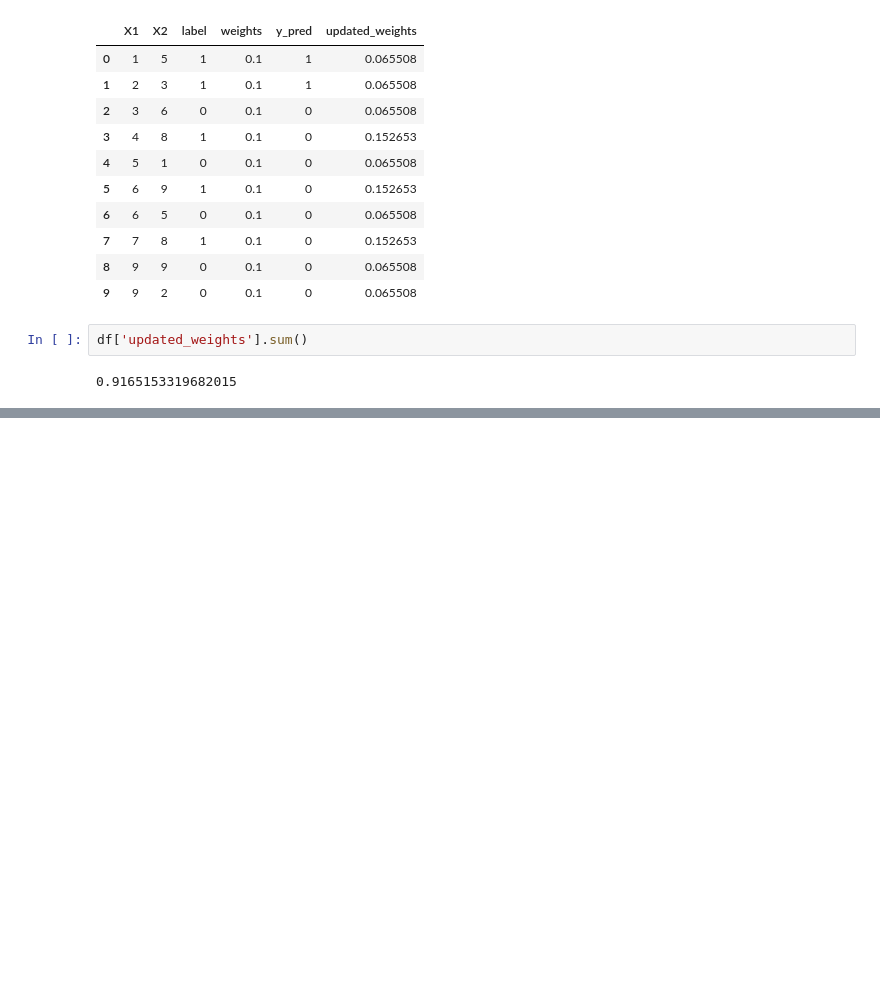
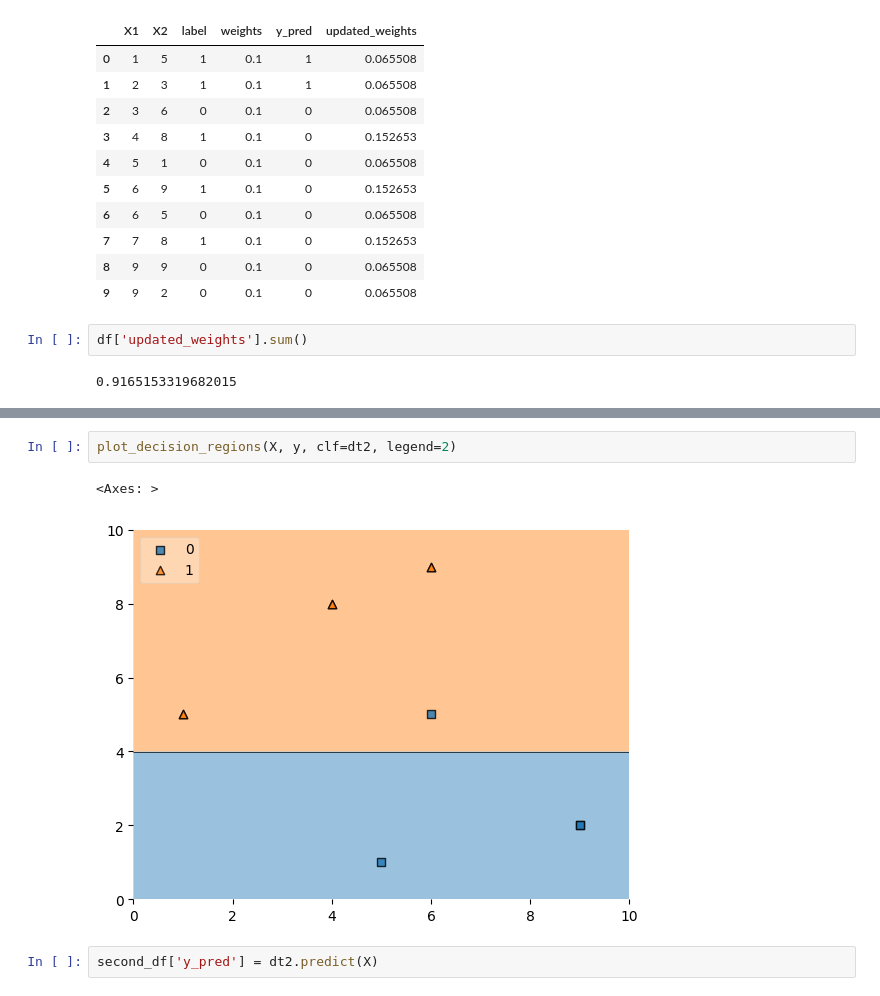
Before and after one commit to gautamsudip/Machine-Learning-Algorithms-From-Scratch, a Jupyter notebook: adaboost.ipynb, the cells around one changed output, grey strips where cells are left out. Drawn from its saved outputs; the diff is of its cells as text; blank space fills up the shorter version.

```diff
--- a/adaboost.ipynb
+++ b/adaboost.ipynb
@@ -122,0 +211,7 @@ df['updated_weights'].sum()
+# %%
+plot_decision_regions(X, y, clf=dt2, legend=2)
+# %% [output]
+<Axes: >
+[figure, added]
+# %%
+second_df['y_pred'] = dt2.predict(X)
```
Also changed, not shown: parts of 17 cells of this notebook.
